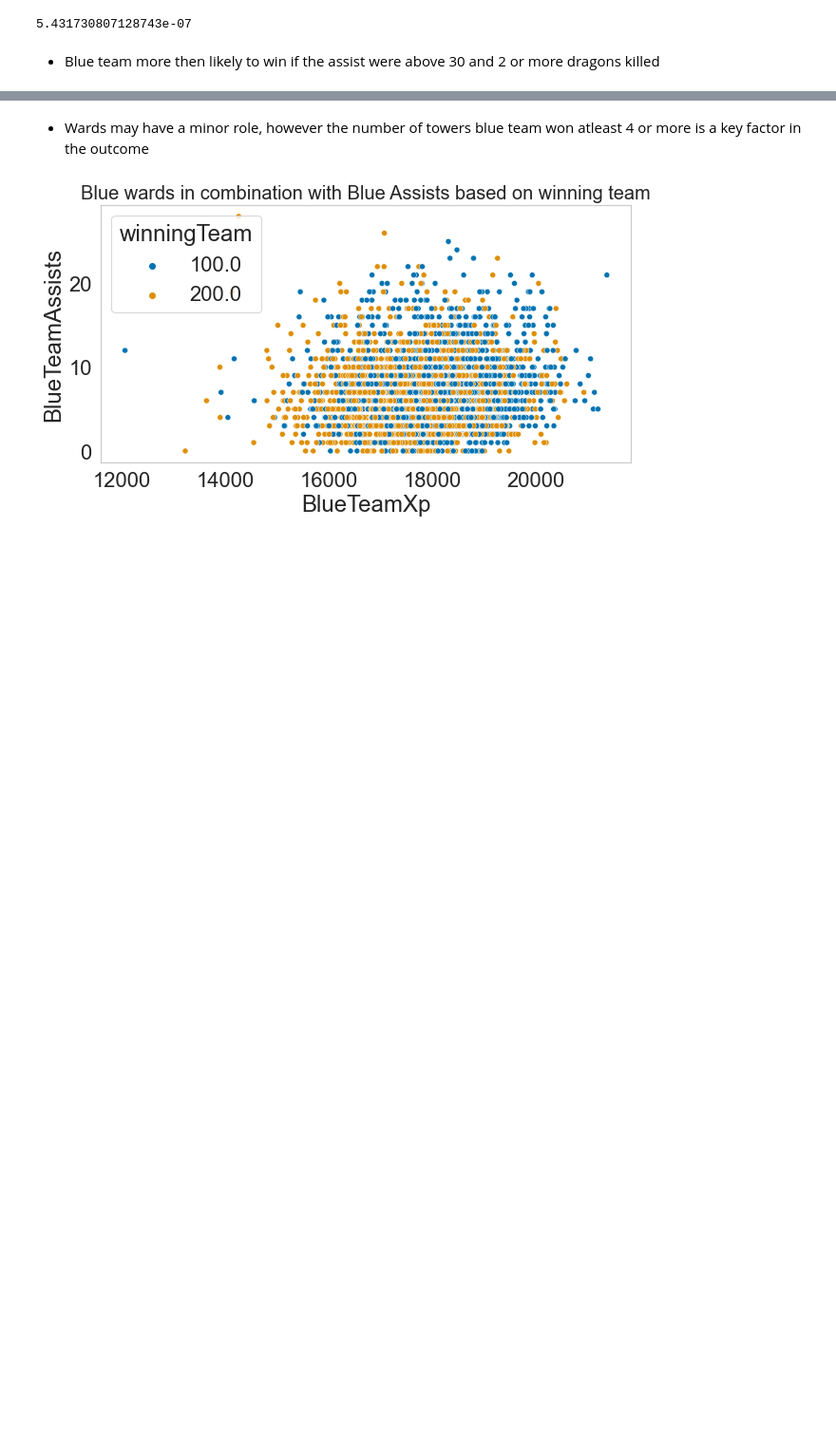
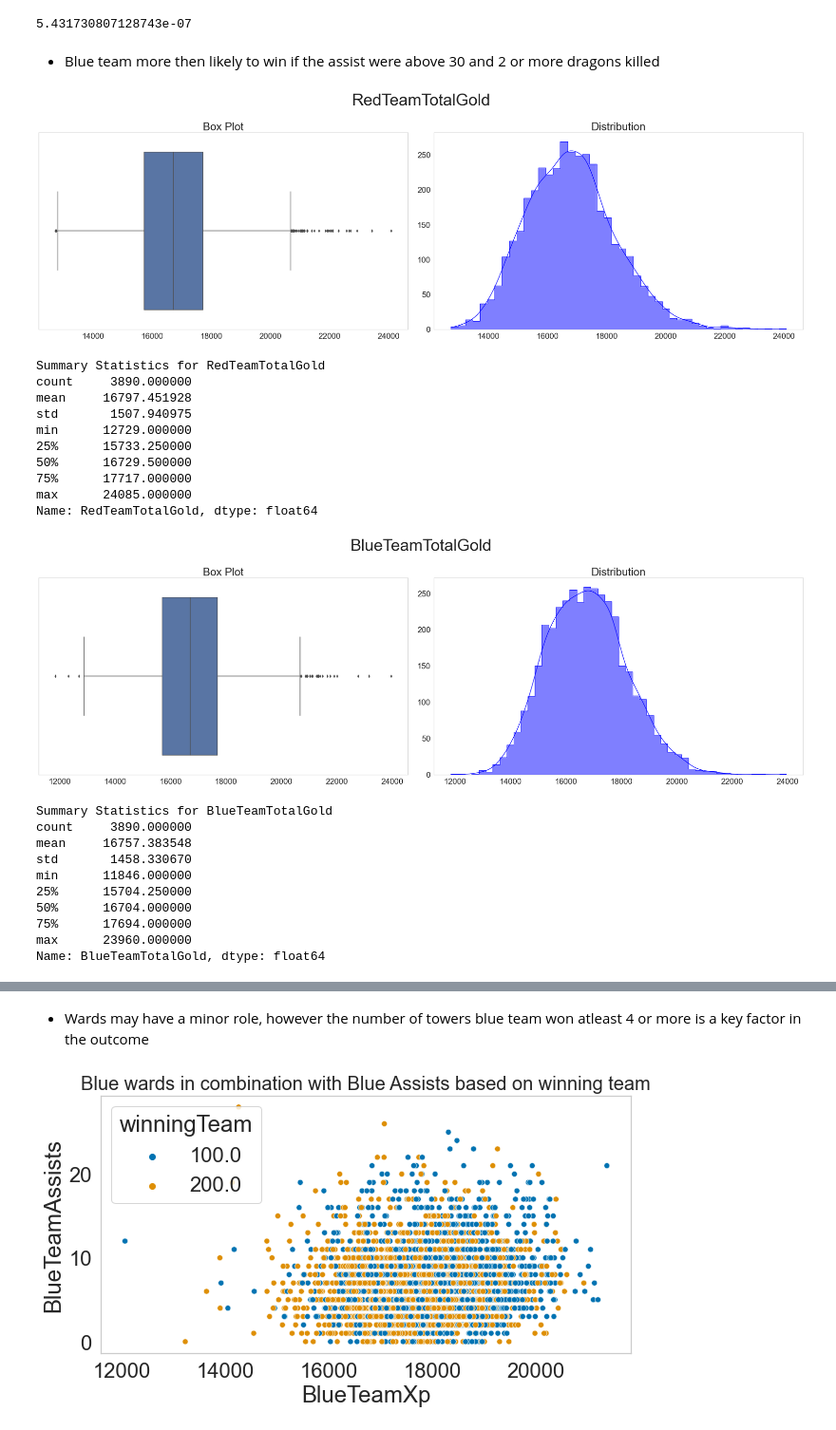
Before and after one commit to codeup-germain/Esports-Analysis, a Jupyter notebook: chris/chris_exploration.ipynb, the cells around one changed output, grey strips where cells are left out. Shown at 95% size. Cells and saved outputs as stored; diff of their text form; code cells hidden in the pictures; blank space fills up the shorter version.

```diff
--- a/chris/chris_exploration.ipynb
+++ b/chris/chris_exploration.ipynb
@@ -792,5 +790,35 @@ print(p)
 5.431730807128743e-07
 # %% [markdown]
 - Blue team more then likely to win if the assist were above 30 and 2 or more dragons killed
+# %%
+# univariate study
+univariate_study = ['RedTeamTotalGold','BlueTeamTotalGold']
+
+for i in univariate_study:
+    explore_univariate(train, i)
+    print(f'Summary Statistics for {i}\n{train[i].describe()}')
+# %% [output]
+[figure, added]
+Summary Statistics for RedTeamTotalGold
+count     3890.000000
+mean     16797.451928
+std       1507.940975
+min      12729.000000
+25%      15733.250000
+50%      16729.500000
+75%      17717.000000
+max      24085.000000
+Name: RedTeamTotalGold, dtype: float64
+[figure, added]
+Summary Statistics for BlueTeamTotalGold
+count     3890.000000
+mean     16757.383548
+std       1458.330670
+min      11846.000000
+25%      15704.250000
+50%      16704.000000
+75%      17694.000000
+max      23960.000000
+Name: BlueTeamTotalGold, dtype: float64
 # %%
 plt.figure(figsize=(10,5))
```
Also changed, not shown: parts of 52 cells of this notebook, 13 other files.
